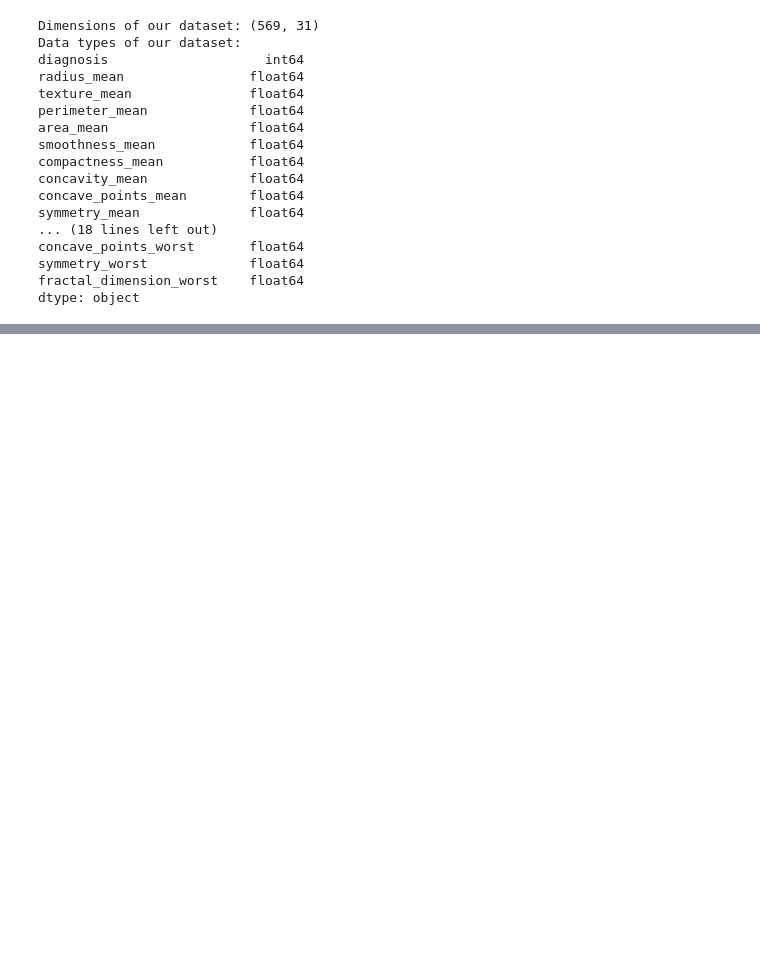
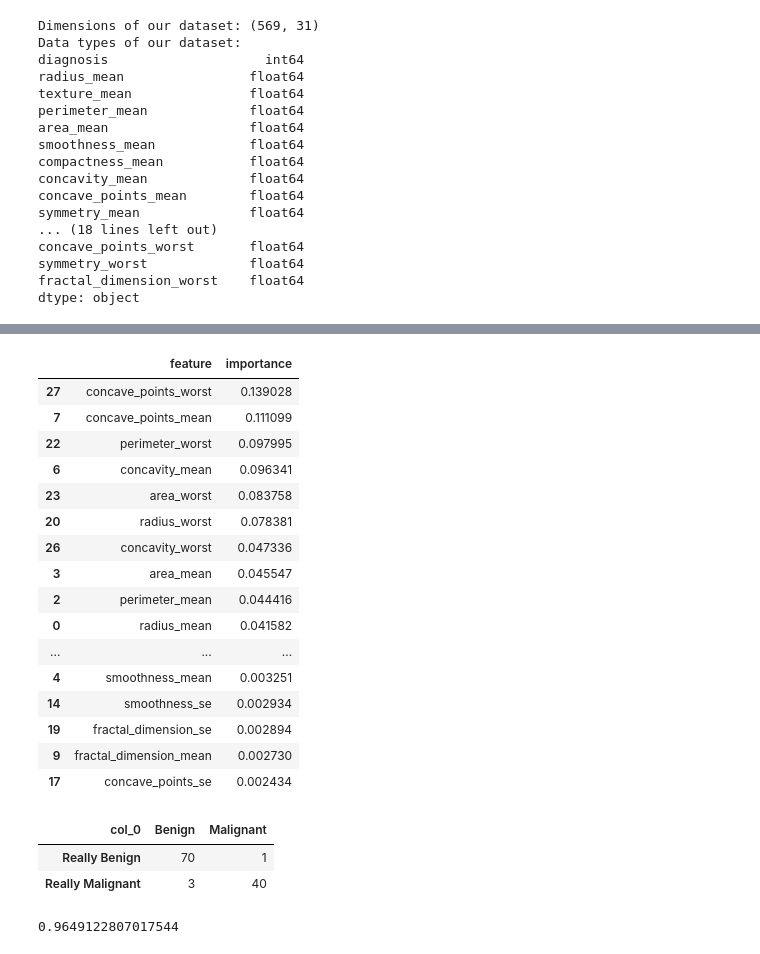
Before and after one commit to ivanlis/ml_python, a Jupyter notebook: 11random_forest.ipynb, the cells around one changed output, grey strips where cells are left out. Cells and saved outputs as stored; diff of their text form; code cells hidden in the pictures; blank space fills up the shorter version.

```diff
--- a/11random_forest.ipynb
+++ b/11random_forest.ipynb
@@ -144,0 +171,9 @@ dtype: object
+# %%
+featureSpace = brcData.iloc[:, brcData.columns != 'diagnosis']
+featureClass = brcData.iloc[:, brcData.columns == 'diagnosis']
+
+trainingSet, testSet, classSet, testClassSet = train_test_split(
+    featureSpace, featureClass, test_size = 0.20, random_state = 42)
+
+classSet = classSet.values.ravel()
+testClassSet = testClassSet.values.ravel()
@@ -144,0 +226,39 @@ dtype: object
+# %%
+importances = randomForest.feature_importances_
+#indicesFeatures = np.argsort(importances)[::-1]
+importances = pd.DataFrame(data = {'feature': featureSpace.columns,
+                                   'importance': importances})
+importances.sort_values('importance', ascending = False)
+# %% [output]
+|  | feature | importance |
+| 27 | concave_points_worst | 0.139028 |
+| 7 | concave_points_mean | 0.111099 |
+| 22 | perimeter_worst | 0.097995 |
+| 6 | concavity_mean | 0.096341 |
+| 23 | area_worst | 0.083758 |
+| 20 | radius_worst | 0.078381 |
+| 26 | concavity_worst | 0.047336 |
+| 3 | area_mean | 0.045547 |
+| 2 | perimeter_mean | 0.044416 |
+| 0 | radius_mean | 0.041582 |
+| ... | ... | ... |
+| 4 | smoothness_mean | 0.003251 |
+| 14 | smoothness_se | 0.002934 |
+| 19 | fractal_dimension_se | 0.002894 |
+| 9 | fractal_dimension_mean | 0.002730 |
+| 17 | concave_points_se | 0.002434 |
+# %%
+predictions = randomForest.predict(testSet)
+testCrossTable = pd.crosstab(index = testClassSet, columns = predictions)
+testCrossTable.rename(axis = 'columns', mapper = {0: 'Benign', 1: 'Malignant'}, inplace = True)
+testCrossTable.index = ['Really Benign', 'Really Malignant']
+testCrossTable
+# %% [output]
+| col_0 | Benign | Malignant |
+| Really Benign | 70 | 1 |
+| Really Malignant | 3 | 40 |
+# %%
+accuracyRf = randomForest.score(testSet, testClassSet)
+accuracyRf
+# %% [output]
+0.9649122807017544
```
Also changed, not shown: parts of 7 cells of this notebook, 2 other files.
